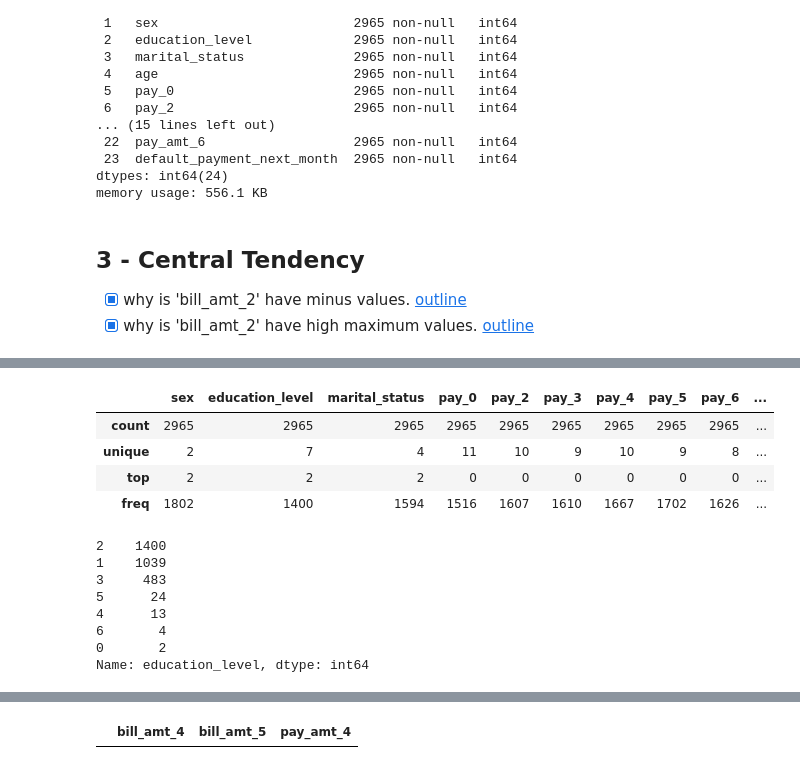
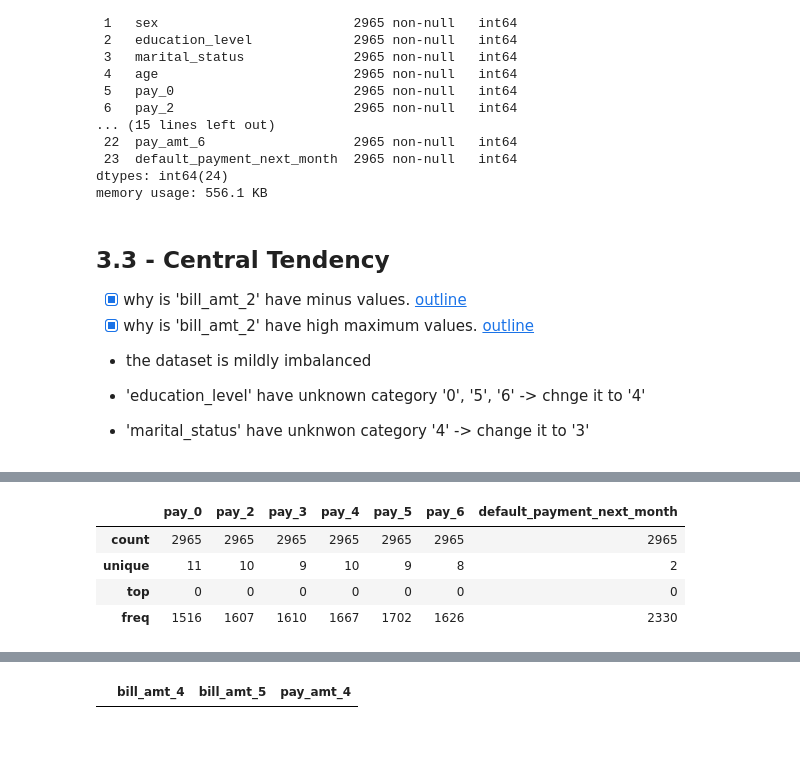
Before and after one commit to jasonrichdarmawan/p1-ml1, a Jupyter notebook: h8dsft_P1M1_jason_rich_darmawan_onggo_putra.ipynb, the cells around one changed output, grey strips where cells are left out. Cells and saved outputs as stored; diff of their text form; code cells hidden in the pictures; blank space fills up the shorter version.

```diff
--- a/h8dsft_P1M1_jason_rich_darmawan_onggo_putra.ipynb
+++ b/h8dsft_P1M1_jason_rich_darmawan_onggo_putra.ipynb
@@ -153,7 +148,8 @@ memory usage: 556.1 KB
 data_set[['sex', 'education_level', 'marital_status']] = \
     data_set[['sex', 'education_level', 'marital_status']].astype('object')
 # %%
-type_pay0_pay6 = pd.api.types.CategoricalDtype(categories=[-2, -1, 0, 1, 2, 3, 4, 5, 6, 7, 8])
+type_pay0_pay6 = pd.api.types.CategoricalDtype(categories=[-2, -1, 0,
+                                                            1,  2, 3, 4, 5, 6, 7, 8, 9])
 
 # change ordinal data dtypes to category
 data_set[['pay_0', 'pay_2', 'pay_3', 'pay_4', 'pay_5', 'pay_6']] = \
@@ -169,9 +166,14 @@ ordinal_columns = data_set.drop('default_payment_next_month', axis='columns').se
 nominal_columns = data_set.select_dtypes(include='object').columns.to_numpy()
 # %% [markdown]
-## 3 - Central Tendency
+## 3.3 - Central Tendency
 
 - [x] why is 'bill_amt_2' have minus values. [outline](#42---relationship-between-x-numerical-and-y-categorical)
 - [x] why is 'bill_amt_2' have high maximum values. [outline](#42---relationship-between-x-numerical-and-y-categorical)
+
+- the dataset is mildly imbalanced
+
+- 'education_level' have unknown category '0', '5', '6' -> chnge it to '4'
+- 'marital_status' have unknwon category '4' -> change it to '3'
 # %%
 # bill_amt_1 to bill_amt_6 have minus.
 with pd.option_context("display.float_format", '{:,.0f}'.format):
@@ -187,22 +189,11 @@ with pd.option_context("display.float_format", '{:,.0f}'.format):
 | 75% | 230,000 | 41 | 69,852 | 67,827 | 63,023 | 58,622 | 53,373 | 52,287 | ... |
 | max | 800,000 | 69 | 613,860 | 512,650 | 578,971 | 488,808 | 441,981 | 436,172 | ... |
 # %%
-# get the mode and cardinality
-data_set.describe(include=['object','category'])
+# get the mode
+data_set.describe(include=['category'])
 # %% [output]
-|  | sex | education_level | marital_status | pay_0 | pay_2 | pay_3 | pay_4 | pay_5 | pay_6 | ... |
-| count | 2965 | 2965 | 2965 | 2965 | 2965 | 2965 | 2965 | 2965 | 2965 | ... |
-| unique | 2 | 7 | 4 | 11 | 10 | 9 | 10 | 9 | 8 | ... |
-| top | 2 | 2 | 2 | 0 | 0 | 0 | 0 | 0 | 0 | ... |
-| freq | 1802 | 1400 | 1594 | 1516 | 1607 | 1610 | 1667 | 1702 | 1626 | ... |
+|  | pay_0 | pay_2 | pay_3 | pay_4 | pay_5 | pay_6 | default_payment_next_month |
+| count | 2965 | 2965 | 2965 | 2965 | 2965 | 2965 | 2965 |
+| unique | 11 | 10 | 9 | 10 | 9 | 8 | 2 |
+| top | 0 | 0 | 0 | 0 | 0 | 0 | 0 |
+| freq | 1516 | 1607 | 1610 | 1667 | 1702 | 1626 | 2330 |
-# %%
-data_set['education_level'].value_counts()
-# %% [output]
-2    1400
-1    1039
-3     483
-5      24
-4      13
-6       4
-0       2
-Name: education_level, dtype: int64
```
Also changed, not shown: parts of 174 cells of this notebook, 2 other files.
